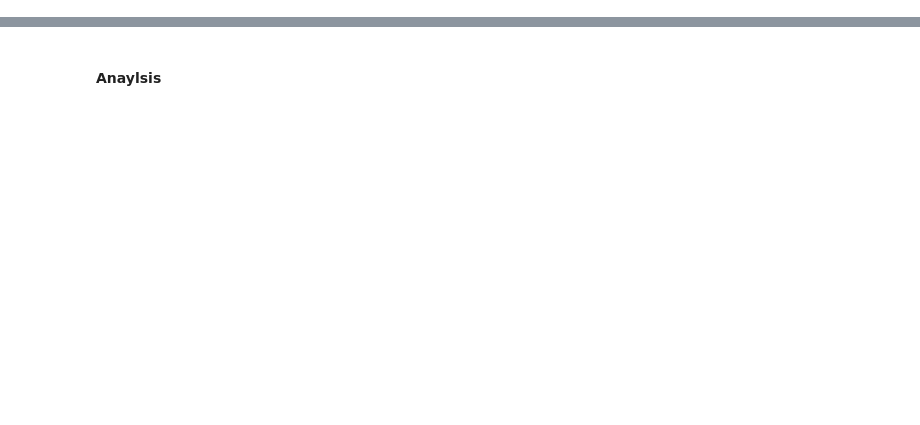
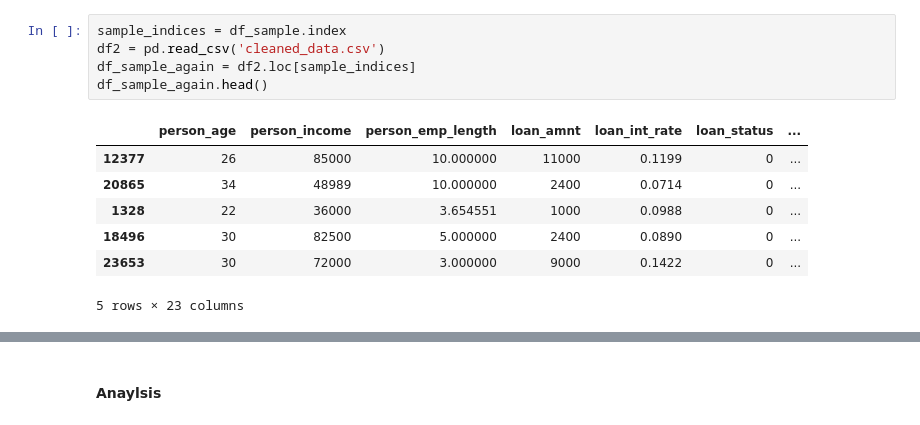
Before and after one commit to Dov-elhacker/data-mining-, a Jupyter notebook: notebooks/K-medoid.ipynb, the cells around one changed output, grey strips where cells are left out. Saved outputs shown, nothing was run; the diff lists cells and outputs as text; blank space fills up the shorter version.

```diff
--- a/notebooks/K-medoid.ipynb
+++ b/notebooks/K-medoid.ipynb
@@ -33,3 +24,16 @@ data = df_sample.drop('loan_status', axis=1).values
+# %%
+sample_indices = df_sample.index
+df2 = pd.read_csv('cleaned_data.csv')
+df_sample_again = df2.loc[sample_indices]
+df_sample_again.head()
+# %% [output]
+|  | person_age | person_income | person_emp_length | loan_amnt | loan_int_rate | loan_status | ... |
+| 12377 | 26 | 85000 | 10.000000 | 11000 | 0.1199 | 0 | ... |
+| 20865 | 34 | 48989 | 10.000000 | 2400 | 0.0714 | 0 | ... |
+| 1328 | 22 | 36000 | 3.654551 | 1000 | 0.0988 | 0 | ... |
+| 18496 | 30 | 82500 | 5.000000 | 2400 | 0.0890 | 0 | ... |
+| 23653 | 30 | 72000 | 3.000000 | 9000 | 0.1422 | 0 | ... |
+5 rows × 23 columns
 # %%
 inertia = []
 K_range = range(2, 10)
```
Also changed, not shown: parts of 17 cells of this notebook.
